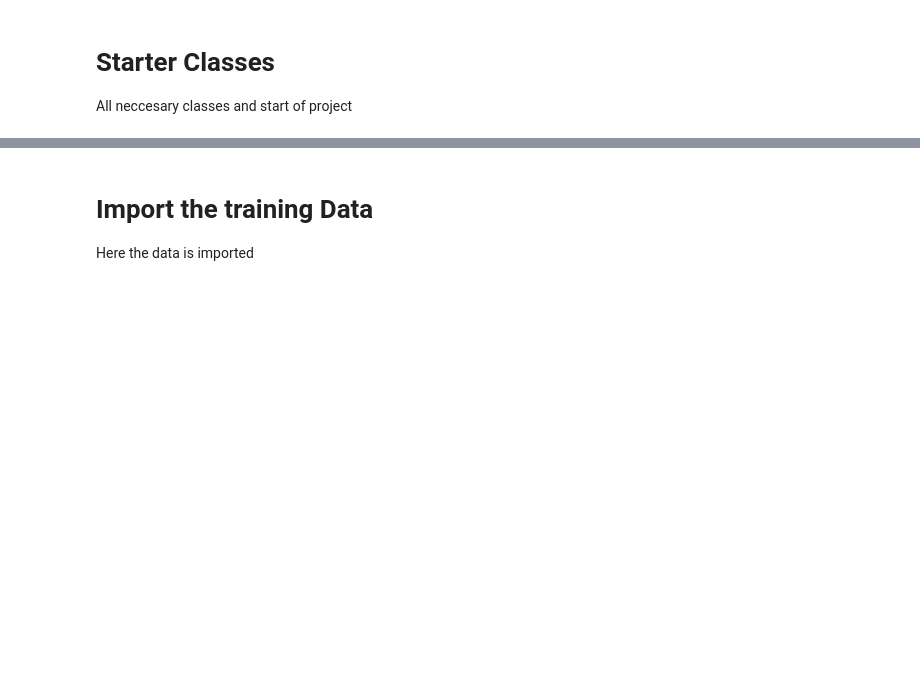
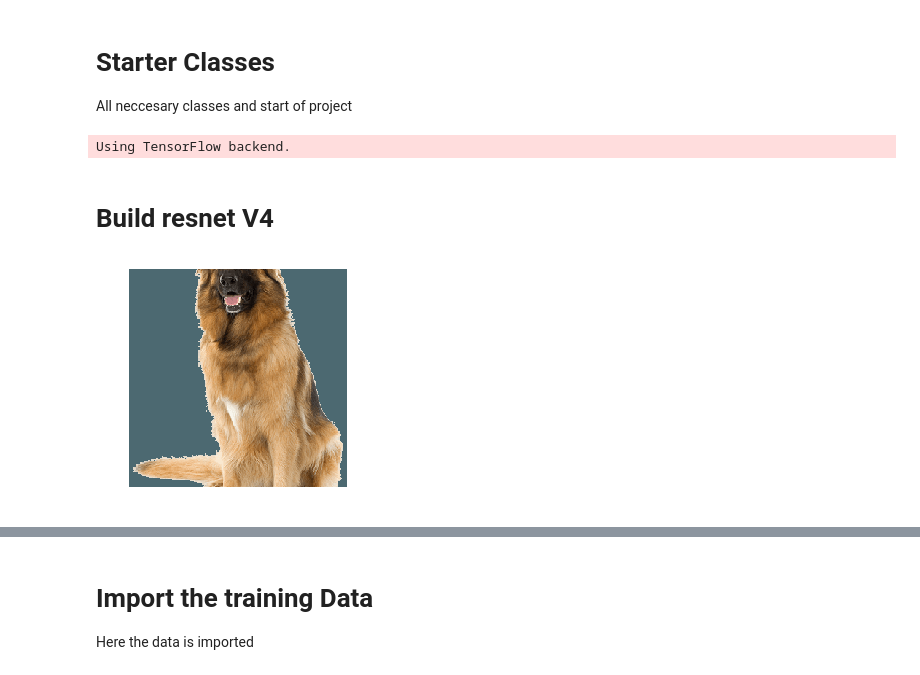
Before and after one commit to SamuelDGeorge/Inception, a Jupyter notebook: ML_Notebook.ipynb, the cells around one changed output, grey strips where cells are left out. Saved outputs shown, nothing was run; the diff lists cells and outputs as text; code cells hidden in the pictures; blank space fills up the shorter version.

```diff
--- a/ML_Notebook.ipynb
+++ b/ML_Notebook.ipynb
@@ -45,5 +45,16 @@ from Utilities.utilities import DataFrameSelector
 from Utilities.utilities import CategoricalEncoder
 from Utilities.utilities import display_scores
 from Utilities.utilities import pipeline_transform
+from Utilities.utilities import reset_graph
 from Utilities.models import DNN_Model
 from Utilities.models import cross_val_score_dnn
+
+#image manipulation
+from PIL import Image
+from resizeimage import resizeimage
+import matplotlib.image as mpimg
+import matplotlib.pyplot as plt
+from keras.utils.data_utils import get_file
+TF_BACKEND_TF_DIM_ORDERING = "https://github.com/titu1994/Inception-v4/releases/download/v1.2/inception_v4_weights_tf_dim_ordering_tf_kernels.h5"
+# %% [output]
+Using TensorFlow backend.
@@ -57,0 +61,16 @@ dview = c[:]
+# %% [markdown]
+# Build resnet V4
+# %%
+with open("C:/Users/sdgeo/Dropbox/Own/Programming/Python/MachineLearningDemo/Playground/ml/test_images/dog.png", 'r+b') as f:
+    with Image.open(f) as image:
+        cover = resizeimage.resize_cover(image, [299, 299])
+        cover.save("C:/Users/sdgeo/Dropbox/Own/Programming/Python/MachineLearningDemo/Playground/ml/test_images/dog_shaped.png", image.format)
+test_image = mpimg.imread("C:/Users/sdgeo/Dropbox/Own/Programming/Python/MachineLearningDemo/Playground/ml/test_images/dog_shaped.png")[:, :, :3]
+plt.imshow(test_image)
+plt.axis("off")
+plt.show()
+test_image = 2 * test_image - 1
+X_test = test_image.reshape(1, 299, 299, 3)
+X_test = X_test.reshape(1,299,299,3)
+# %% [output]
+[figure, added]
```
Also changed, not shown: parts of 35 cells of this notebook.
